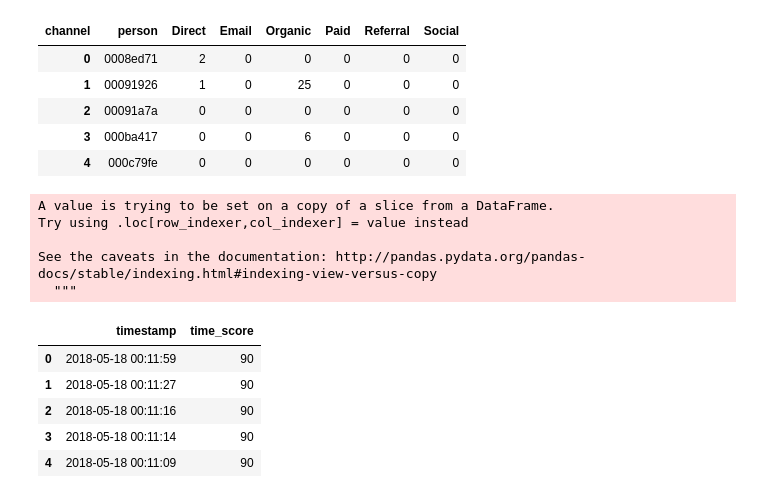
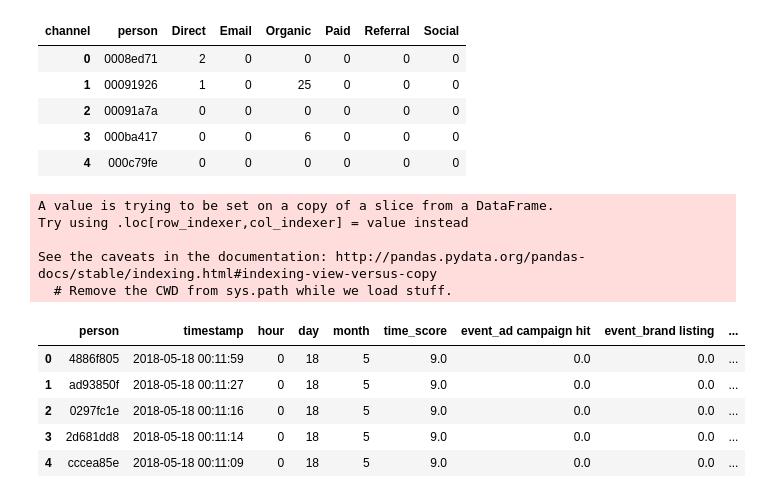
Before and after one commit to camilaserra5/tp2_machine_learning, a Jupyter notebook: features/features_basicos.ipynb, the cells around one changed output. Saved outputs shown, nothing was run; the diff lists cells and outputs as text; code cells hidden in the pictures.

```diff
--- a/features/features_basicos.ipynb
+++ b/features/features_basicos.ipynb
@@ -52,7 +52,12 @@ events['day'] = events.timestamp.dt.day
 events['hour'] = events.timestamp.dt.hour
 # %%
 def timestamp_score(hora, dia, mes):
-    return (hora+1) * dia * mes
+    if (mes < 3):
+        return 1
+    if (mes < 5):
+        return 2
+    return (dia/2)
+
 
 time = events[['person', 'timestamp', 'event', 'hour', 'day', 'month']]
 time['time_score'] = time[['hour','day','month']].apply(lambda x: timestamp_score(x['hour'], x['day'], x['month']), axis=1)
@@ -61,13 +66,4 @@ A value is trying to be set on a copy of a slice from a DataFrame.
 Try using .loc[row_indexer,col_indexer] = value instead
 
 See the caveats in the documentation: http://pandas.pydata.org/pandas-docs/stable/indexing.html#indexing-view-versus-copy
-  """
+  # Remove the CWD from sys.path while we load stuff.
-# %%
-time[['timestamp', 'time_score']].head()
-# %% [output]
-|  | timestamp | time_score |
-| 0 | 2018-05-18 00:11:59 | 90 |
-| 1 | 2018-05-18 00:11:27 | 90 |
-| 2 | 2018-05-18 00:11:16 | 90 |
-| 3 | 2018-05-18 00:11:14 | 90 |
-| 4 | 2018-05-18 00:11:09 | 90 |
@@ -73,0 +72,17 @@ time[['timestamp', 'time_score']].head()
+# %%
+time[['event_ad campaign hit', 'event_brand listing', 'event_checkout',
+       'event_conversion', 'event_generic listing', 'event_lead',
+       'event_search engine hit', 'event_searched products',
+       'event_staticpage', 'event_viewed product', 'event_visited site']] = time[['event_ad campaign hit', 'event_brand listing', 'event_checkout',
+       'event_conversion', 'event_generic listing', 'event_lead',
+       'event_search engine hit', 'event_searched products',
+       'event_staticpage', 'event_viewed product', 'event_visited site']].multiply(time['time_score'], axis="index")
+
+time.head()
+# %% [output]
+|  | person | timestamp | hour | day | month | time_score | event_ad campaign hit | event_brand listing | ... |
+| 0 | 4886f805 | 2018-05-18 00:11:59 | 0 | 18 | 5 | 9.0 | 0.0 | 0.0 | ... |
+| 1 | ad93850f | 2018-05-18 00:11:27 | 0 | 18 | 5 | 9.0 | 0.0 | 0.0 | ... |
+| 2 | 0297fc1e | 2018-05-18 00:11:16 | 0 | 18 | 5 | 9.0 | 0.0 | 0.0 | ... |
+| 3 | 2d681dd8 | 2018-05-18 00:11:14 | 0 | 18 | 5 | 9.0 | 0.0 | 0.0 | ... |
+| 4 | cccea85e | 2018-05-18 00:11:09 | 0 | 18 | 5 | 9.0 | 0.0 | 0.0 | ... |
```
Also changed, not shown: parts of 7 cells of this notebook, 3 other files.
